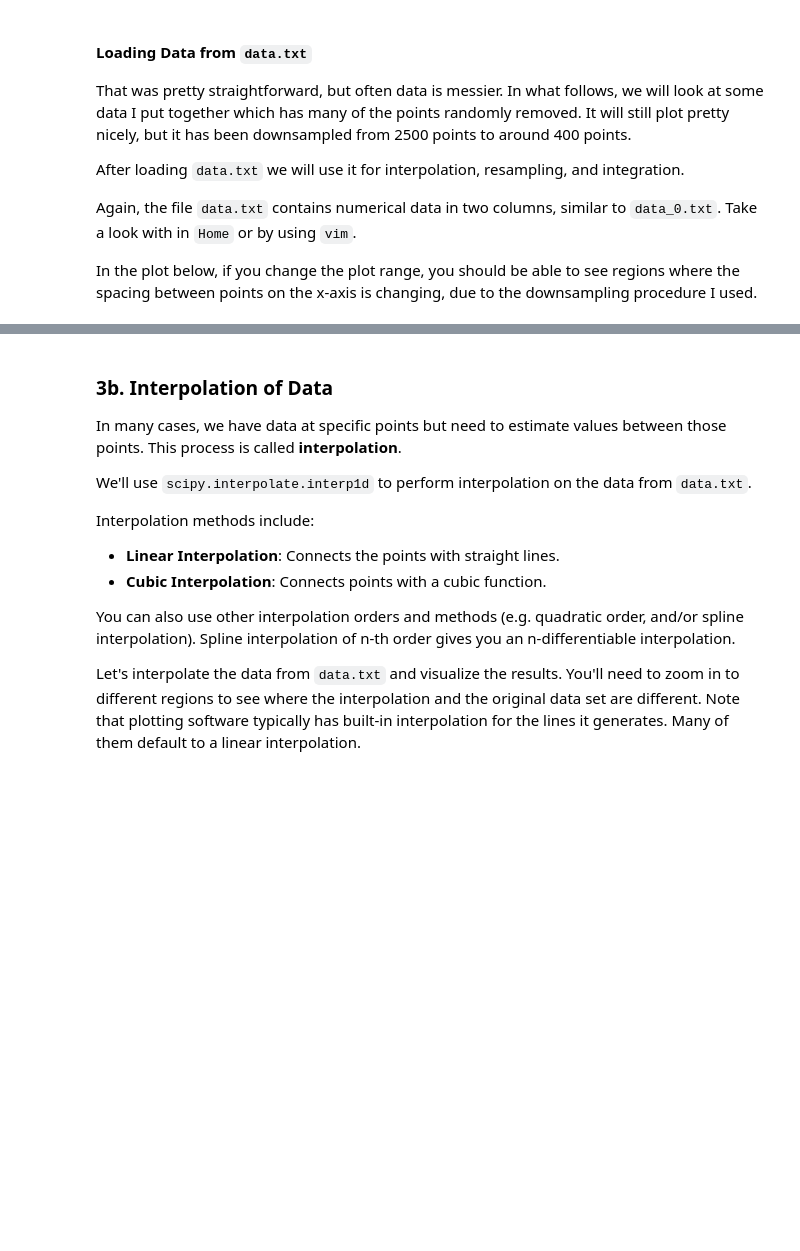
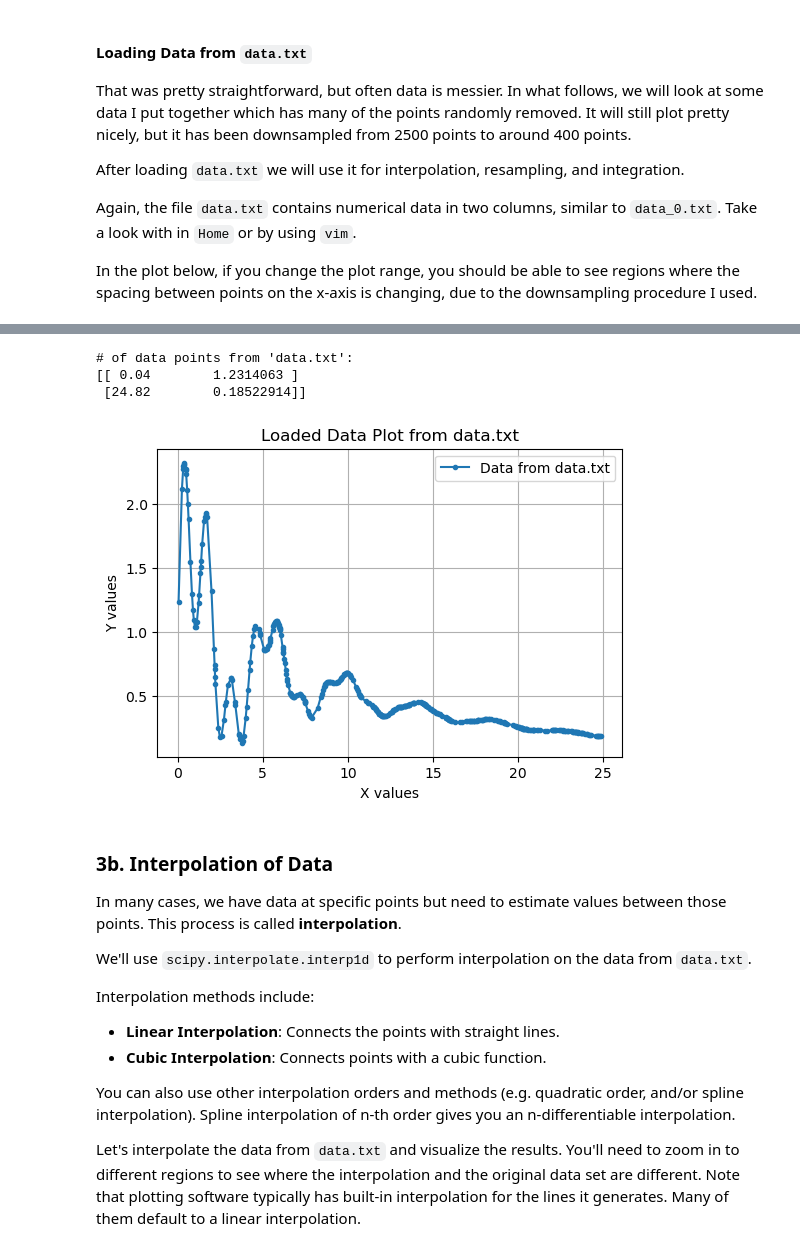
Before and after one commit to Phys3510-Fall2024/rotations-and-interpolation-MickyNG-94, a Jupyter notebook: rotations_and_interpolation.ipynb, the cells around one changed output, grey strips where cells are left out. Cells and saved outputs as stored; diff of their text form; code cells hidden in the pictures; blank space fills up the shorter version.

```diff
--- a/rotations_and_interpolation.ipynb
+++ b/rotations_and_interpolation.ipynb
@@ -469,3 +469,27 @@ First 25 lines from 'data.txt':
+# %%
+#Cell to edit
+
+# Load data from 'data.txt' file
+data = np.loadtxt('data.txt')
+
+# Print the loaded data from 'data.txt'
+print("# of data points from 'data.txt':")
+print(data[0::399])
+
+# Plot the loaded data
+plt.figure(figsize=(6, 4))
+plt.plot(data[:, 0], data[:, 1], '.-', label='Data from data.txt')
+plt.title('Loaded Data Plot from data.txt')
+plt.xlabel('X values')
+plt.ylabel('Y values')
+plt.grid(True)
+plt.legend()
+plt.show()
+# %% [output]
+# of data points from 'data.txt':
+[[ 0.04        1.2314063 ]
+ [24.82        0.18522914]]
+[figure, added]
 # %% [markdown]
 ### 3b. Interpolation of Data
 
```
Also changed, not shown: parts of 2 cells of this notebook.
